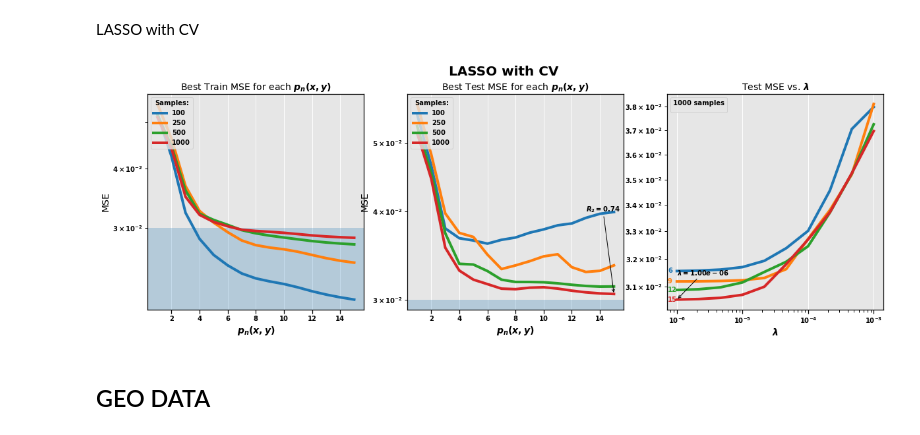
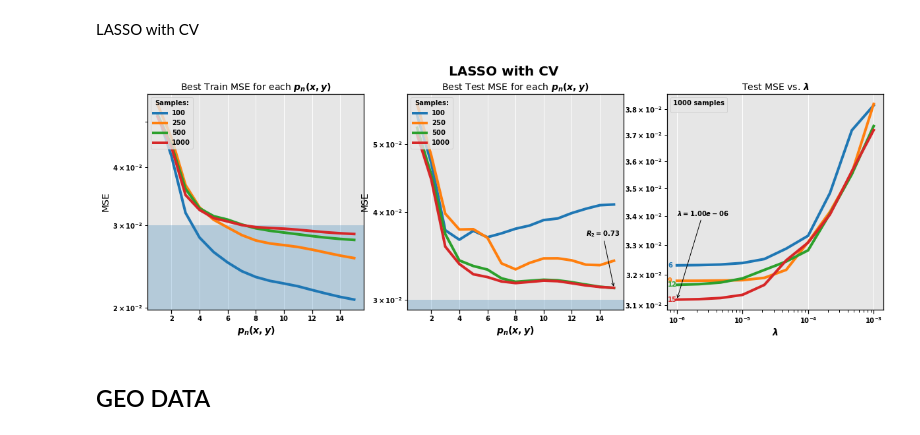
Before and after one commit to fonstelien/FYS-STK4155, a Jupyter notebook: project1/take2.ipynb, the cells around one changed output. Saved outputs shown, nothing was run; the diff lists cells and outputs as text; code cells hidden in the pictures.

```diff
--- a/project1/take2.ipynb
+++ b/project1/take2.ipynb
@@ -342,7 +341,7 @@ ax.set_title("Best Train MSE for each $p_n(x,y)$")
 ax.set_xlabel("$p_n(x,y)$")
 ax.set_ylabel("MSE")
 ax.xaxis.set_major_locator(MaxNLocator(integer=True))
-for result in train_results:
+for result in ridge_k_train_results:
     _, _, best_mse = result
     ax.plot(polynomial_orders, best_mse)
 ax.set_ylim(.02,.1)
@@ -357,7 +356,7 @@ ax.set_title("Best Test MSE for each $p_n(x,y)$")
 ax.set_xlabel("$p_n(x,y)$")
 ax.set_ylabel("MSE")
 ax.xaxis.set_major_locator(MaxNLocator(integer=True))
-for result in test_results:
+for result in ridge_k_test_results:
     _, _, best_mse = result
     ax.plot(polynomial_orders, best_mse)
 ax.set_ylim(.02,.1)
@@ -368,7 +367,7 @@ ax.set_yscale('log')
 # Data set for annotations and other subplots
 idx = 3
 sn = samples[idx]
-ridge_k_df, best_lambda, best_mse = test_results[idx]
+ridge_k_df, best_lambda, best_mse = ridge_k_test_results[idx]
 best_mse_idx = np.argmin(best_mse)
 best_mse_pn = polynomial_orders[best_mse_idx]
 best_mse_val = best_mse[best_mse_idx]
@@ -383,7 +382,7 @@ ax.annotate(f'$R_2 = {R2:.2f}$', xytext=xytext, xy=xy, arrowprops={'arrowstyle':
 
 ''' Test MSE vs lambda '''
 ax = axes[2]
-ax.set_title(f"Test MSE vs. $\lambda$ for $p_{{{pn}}}(x,y)$")
+ax.set_title(f"Test MSE vs. $\lambda$")
 plot_orders = [6,8,10,12,15]
 names = [f'test_mse_{pn}' for pn in plot_orders]
 for name in names:
@@ -429,17 +428,14 @@ LASSO with Bootstrap
 
 skl_lasso_opts = {'max_iter':1E4, 'fit_intercept':False, 'warm_start':True, 'precompute':True, 'tol':.001, 'selection':'random', 'random_state':0}
 lambdas = np.logspace(-6, -1, 50)
-
-lambdas = np.logspace(-6,-1,1)
-
-results = list()
+lasso_bs_results = list()
 for sn in samples:
     X_down = X[:sn]
     z_down = z[:sn]
     f_down = f[:sn]
     lasso_bs_df = lasso_bootstrap(X_down, z_down, f_down, polynomial_orders=polynomial_orders, lambdas=lambdas, train_size=.7, bootstraps=20, **skl_lasso_opts)
     best_lambda, best_mse = best_lambda_mse(df=lasso_bs_df, polynomial_orders=polynomial_orders, col_prefix='test_mse_')
-    results.append((lasso_bs_df, best_lambda, best_mse))
+    lasso_bs_results.append((lasso_bs_df, best_lambda, best_mse))
 # %%
 ''' Plotting LASSO with Bootstrap '''
 
@@ -453,7 +449,7 @@ ax.set_xlabel("$p_n(x,y)$")
 ax.set_ylabel("MSE")
 ax.set_yscale('log')
 ax.xaxis.set_major_locator(MaxNLocator(integer=True))
-for result in results:
+for result in lasso_bs_results:
     _, _, best_mse = result
     ax.plot(polynomial_orders, best_mse)
 ax.axhspan(plt.ylim()[0], VAR_EPS, alpha=OPACITY)
@@ -463,7 +459,7 @@ ax.legend([str(sn) for sn in samples], title=f'Samples:', fontsize=SMALL, title_
 # Data set for annotations and other subplots
 idx = 3
 sn = samples[idx]
-lasso_bs_df, best_lambda, best_mse = results[idx]
+lasso_bs_df, best_lambda, best_mse = lasso_bs_results[idx]
 best_mse_idx = np.argmin(best_mse)
 best_mse_pn = polynomial_orders[best_mse_idx]
 best_mse_val = best_mse[best_mse_idx]
@@ -524,17 +520,16 @@ LASSO with CV
 
 skl_lasso_opts = {'max_iter':1E4, 'fit_intercept':False, 'warm_start':True, 'precompute':True, 'tol':.01, 'selection':'random', 'random_state':0}
 lambdas = np.logspace(-6, -3, 10)
-train_results = list()
-test_results = list()
-
+lasso_k_train_results = list()
+lasso_k_test_results = list()
 for sn in samples:
     X_down = X[:sn]
     z_down = z[:sn]
-    lasso_k_df = lasso_kfold(X_down, z_down, k=10, polynomial_orders=polynomial_orders, lambdas=lambdas, **skl_lasso_opts)
+    lasso_k_df = lasso_kfold(X_down, z_down, k=5, polynomial_orders=polynomial_orders, lambdas=lambdas, **skl_lasso_opts)
     best_lambda, best_mse = best_lambda_mse(df=lasso_k_df, polynomial_orders=polynomial_orders, col_prefix='train_mse_')
-    train_results.append((lasso_k_df, best_lambda, best_mse))
+    lasso_k_train_results.append((lasso_k_df, best_lambda, best_mse))
     best_lambda, best_mse = best_lambda_mse(df=lasso_k_df, polynomial_orders=polynomial_orders, col_prefix='test_mse_')
-    test_results.append((lasso_k_df, best_lambda, best_mse))
+    lasso_k_test_results.append((lasso_k_df, best_lambda, best_mse))
 # %%
 '''Plotting LASSO with CV'''
 
@@ -548,7 +543,7 @@ ax.set_xlabel("$p_n(x,y)$")
 ax.set_ylabel("MSE")
 ax.set_yscale('log')
 ax.xaxis.set_major_locator(MaxNLocator(integer=True))
-for result in train_results:
+for result in lasso_k_train_results:
     _, _, best_mse = result
     ax.plot(polynomial_orders, best_mse)
 ax.axhspan(plt.ylim()[0], VAR_EPS, alpha=OPACITY)
@@ -562,7 +557,7 @@ ax.set_xlabel("$p_n(x,y)$")
 ax.set_ylabel("MSE")
 ax.set_yscale('log')
 ax.xaxis.set_major_locator(MaxNLocator(integer=True))
-for result in test_results:
+for result in lasso_k_test_results:
     _, _, best_mse = result
     ax.plot(polynomial_orders, best_mse)
 ax.axhspan(plt.ylim()[0], VAR_EPS, alpha=OPACITY)
@@ -571,47 +566,47 @@ ax.legend([str(sn) for sn in samples], title=f'Samples:', fontsize=SMALL, title_
 # Data set for annotations and other subplots
 idx = 3
 sn = samples[idx]
-lasso_k_df, best_lambda, best_mse = test_results[idx]
+lasso_k_df, best_lambda, best_mse = lasso_k_test_results[idx]
 best_mse_idx = np.argmin(best_mse)
 best_mse_pn = polynomial_orders[best_mse_idx]
 best_mse_val = best_mse[best_mse_idx]
 best_mse_lambda_val = best_lambda[best_mse_idx]
 
 # Annotate R2 for best MSE
-xytext = (best_mse_pn-2, .04)
+xytext = (best_mse_pn-2, .037)
 xy = (best_mse_pn, best_mse_val)
 R2 = best_r2(best_mse, z[:sn])
 ax.annotate(f'$R_2 = {R2:.2f}$', xytext=xytext, xy=xy, arrowprops={'arrowstyle':'->'})
 
 
 ''' Test MSE vs lambda '''
 ax = axes[2]
 ax.set_title(f"Test MSE vs. $\lambda$")
 plot_orders = [6,9,12,15]
 names = [f'test_mse_{pn}' for pn in plot_orders]
 for name in names:
     ax.plot(lasso_k_df['lambda'], lasso_k_df[name])
 
 for line, pn in zip(ax.lines, plot_orders):
     y = line.get_ydata()[0]
     ax.annotate(str(pn), xy=(0,y), xytext=(1,0), color=line.get_color(),
                 xycoords = ax.get_yaxis_transform(), textcoords="offset points",
                 size=SMALL, va="center")
 
 ax.legend([], title=f'{sn} samples', fontsize=SMALL, title_fontsize=SMALL, loc='upper left')
 ax.set_xlabel("$\lambda$")
 #ax.set_ylabel("MSE")
 ax.set_xscale('log')
 ax.set_yscale('log')
 
 
 # Annotate best lambda
-xytext = (best_mse_lambda_val, .0314)
+xytext = (best_mse_lambda_val, .034)
 xy = (best_mse_lambda_val, best_mse_val)
 ax.annotate(f'$\lambda = {best_mse_lambda_val:.2e}$', xytext=xytext, xy=xy, arrowprops={'arrowstyle':'->'})
 
 plt.show()
 # %% [output]
-[figure, old version]
+[figure, new version]
 # %% [markdown]
 ## GEO DATA
```
Also changed, not shown: parts of 25 cells of this notebook, 2 other files.
